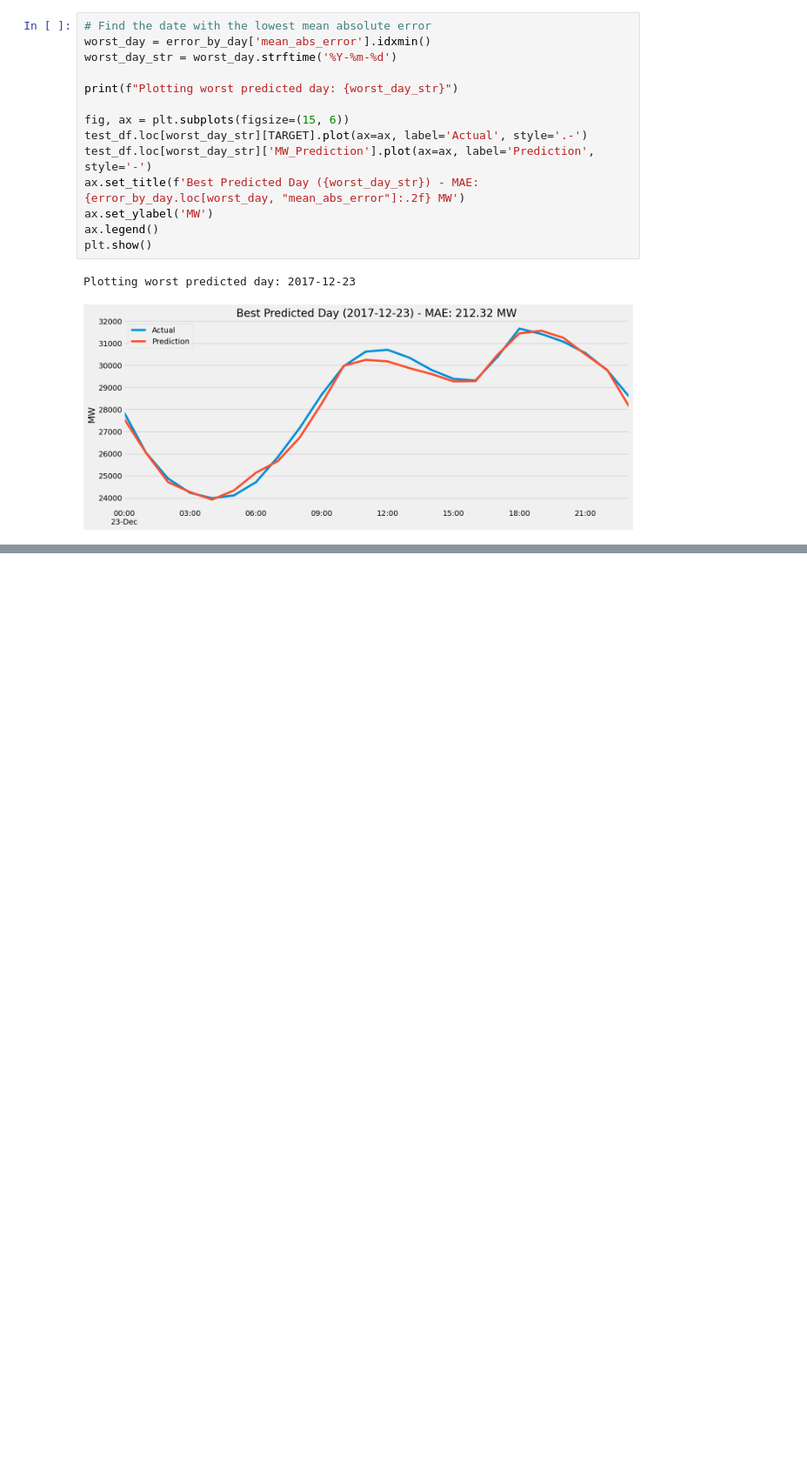
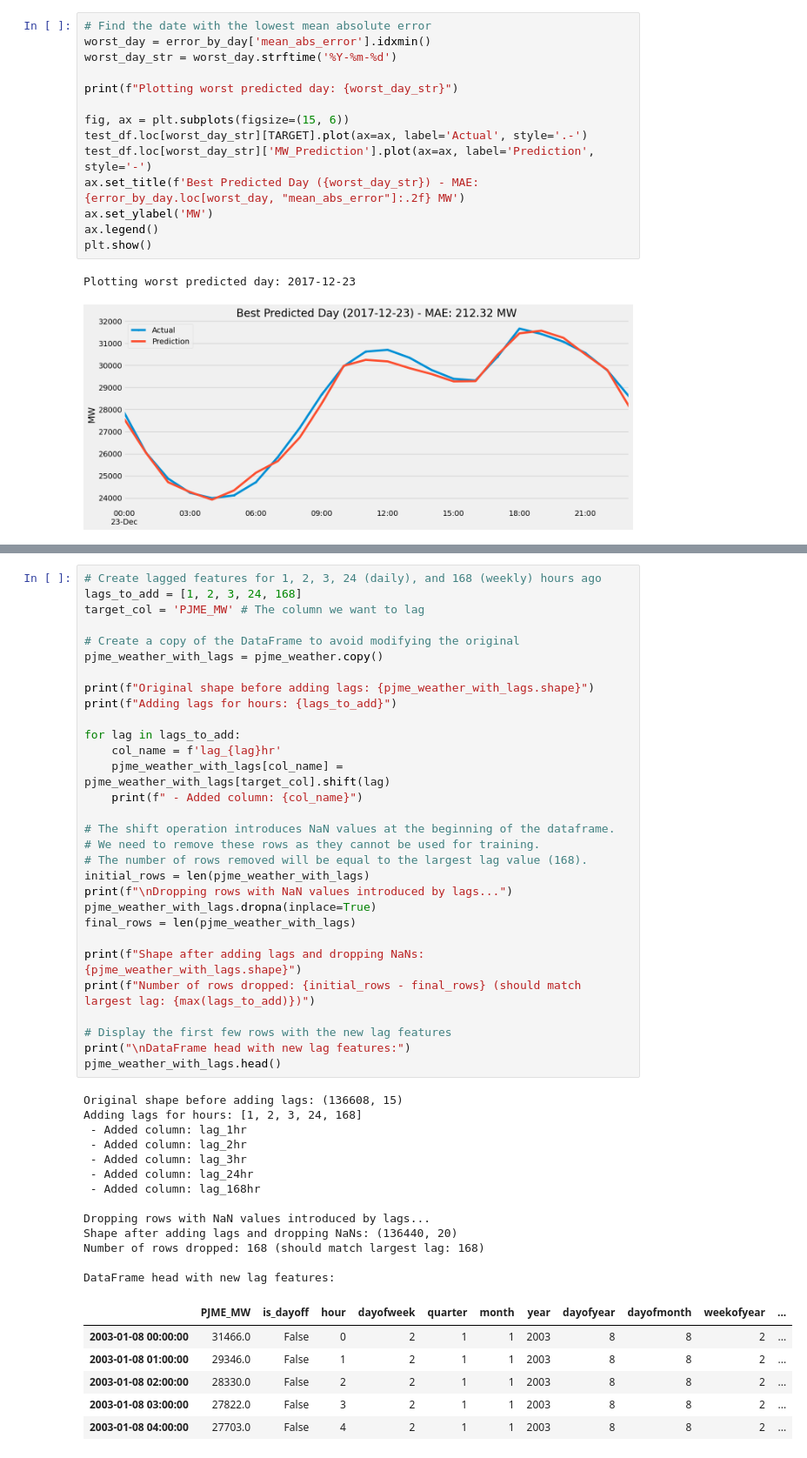
Before and after one commit to tealeave/hourly_energy_consumption, a Jupyter notebook: notebooks/xgboost-weather-lag.ipynb, the cells around one changed output, grey strips where cells are left out. Shown at 87% size. Drawn from its saved outputs; the diff is of its cells as text; blank space fills up the shorter version.

```diff
--- a/notebooks/time-series-forecasting-with-xgboost-2.ipynb
+++ b/notebooks/xgboost-weather-lag.ipynb
@@ -613,0 +640,50 @@ Plotting worst predicted day: 2017-12-23
+# %%
+# Create lagged features for 1, 2, 3, 24 (daily), and 168 (weekly) hours ago
+lags_to_add = [1, 2, 3, 24, 168]
+target_col = 'PJME_MW' # The column we want to lag
+
+# Create a copy of the DataFrame to avoid modifying the original
+pjme_weather_with_lags = pjme_weather.copy()
+
+print(f"Original shape before adding lags: {pjme_weather_with_lags.shape}")
+print(f"Adding lags for hours: {lags_to_add}")
+
+for lag in lags_to_add:
+    col_name = f'lag_{lag}hr'
+    pjme_weather_with_lags[col_name] = pjme_weather_with_lags[target_col].shift(lag)
+    print(f" - Added column: {col_name}")
+
+# The shift operation introduces NaN values at the beginning of the dataframe.
+# We need to remove these rows as they cannot be used for training.
+# The number of rows removed will be equal to the largest lag value (168).
+initial_rows = len(pjme_weather_with_lags)
+print(f"\nDropping rows with NaN values introduced by lags...")
+pjme_weather_with_lags.dropna(inplace=True)
+final_rows = len(pjme_weather_with_lags)
+
+print(f"Shape after adding lags and dropping NaNs: {pjme_weather_with_lags.shape}")
+print(f"Number of rows dropped: {initial_rows - final_rows} (should match largest lag: {max(lags_to_add)})")
+
+# Display the first few rows with the new lag features
+print("\nDataFrame head with new lag features:")
+pjme_weather_with_lags.head()
+# %% [output]
+Original shape before adding lags: (136608, 15)
+Adding lags for hours: [1, 2, 3, 24, 168]
+ - Added column: lag_1hr
+ - Added column: lag_2hr
+ - Added column: lag_3hr
+ - Added column: lag_24hr
+ - Added column: lag_168hr
+
+Dropping rows with NaN values introduced by lags...
+Shape after adding lags and dropping NaNs: (136440, 20)
+Number of rows dropped: 168 (should match largest lag: 168)
+
+DataFrame head with new lag features:
+|  | PJME_MW | is_dayoff | hour | dayofweek | quarter | month | year | dayofyear | dayofmonth | weekofyear | ... |
+| 2003-01-08 00:00:00 | 31466.0 | False | 0 | 2 | 1 | 1 | 2003 | 8 | 8 | 2 | ... |
+| 2003-01-08 01:00:00 | 29346.0 | False | 1 | 2 | 1 | 1 | 2003 | 8 | 8 | 2 | ... |
+| 2003-01-08 02:00:00 | 28330.0 | False | 2 | 2 | 1 | 1 | 2003 | 8 | 8 | 2 | ... |
+| 2003-01-08 03:00:00 | 27822.0 | False | 3 | 2 | 1 | 1 | 2003 | 8 | 8 | 2 | ... |
+| 2003-01-08 04:00:00 | 27703.0 | False | 4 | 2 | 1 | 1 | 2003 | 8 | 8 | 2 | ... |
```
Also changed, not shown: parts of 9 cells of this notebook, 3 other files.
